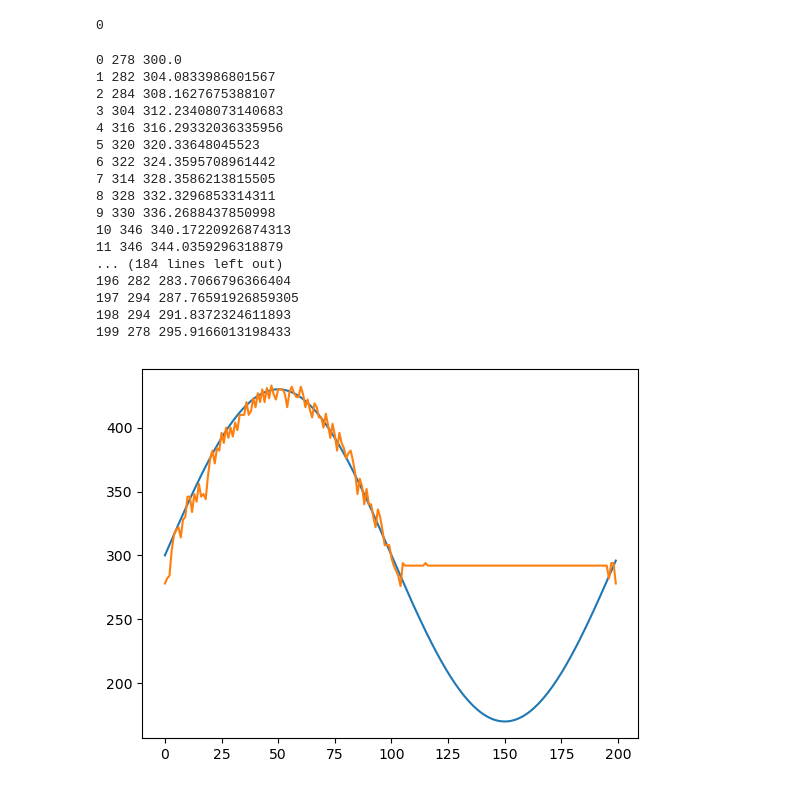
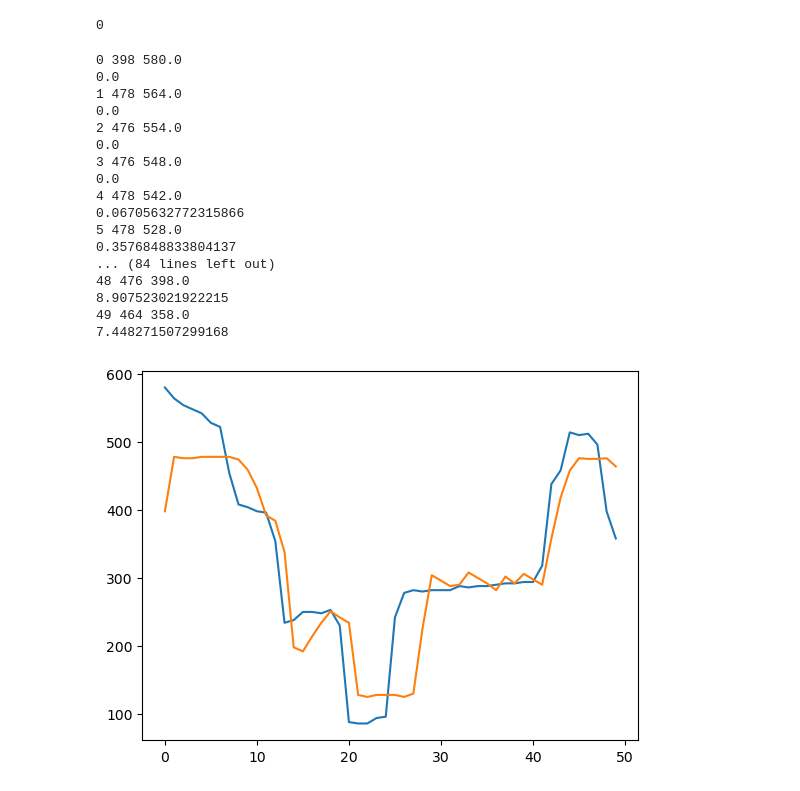
Before and after one commit to MarcelZelent/Bioinspired-Marcel, a Jupyter notebook: Final_project/final_project.ipynb, the cells around one changed output. Cells and saved outputs as stored; diff of their text form; code cells hidden in the pictures.

```diff
--- a/Final_project/final_project.ipynb
+++ b/Final_project/final_project.ipynb
@@ -671,11 +654,11 @@ def NNwithAF(target_x, target_y, iter_num):
     x_act_vec = []
 
     ## TODO: AF initialization
-    Ts = 1e-3
+    Ts = 1e-4
     n_inputs = 1
     n_outputs = 1
-    n_bases = 20
-    beta = 1e-4
+    n_bases = 50
+    beta = 50
 
     af = AdaptiveFilterCerebellum(Ts, n_inputs, n_outputs, n_bases, beta)
 
@@ -688,12 +671,13 @@ def NNwithAF(target_x, target_y, iter_num):
         img = ct.capture_image(cam)
         x,y = ct.locate(img,low_green, high_green)
 
-        # cam_red = ct.prepare_camera()
-        # img_red = ct.capture_image(cam)
-        # x_red,y_red = ct.locate(img,low_red, high_red)
+        cam_red = ct.prepare_camera()
+        img_red = ct.capture_image(cam)
+        x_red,y_red = ct.locate(img,low_red, high_red)
 
-        x_ref = A * np.sin(2*np.pi * i/T) + 300
-        # x_ref = 450
+        # x_ref = A * np.sin(2*np.pi * i/T) + 300
+        # x_ref = 400
+        x_ref = x_red
         y_ref = y
 
         x_ref = float(x_ref)
@@ -713,58 +697,64 @@ def NNwithAF(target_x, target_y, iter_num):
         ## TODO: Implement the CMAC controller into the loop
 
         af_out = af.step(robot_input, x_coord_error)
-        # print(af_out)
-        x_coord_error = x_coord_error +af_out
+        print(af_out)
+        x_coord_error = x_coord_error + af_out
 
         #Here if the errors are less than twenty pixels we assume robot reaches the target.
         # However you can choose any reasonable threshold value instead of 20.
         # if (np.abs(x_coord_error) < (1+x_prev*1.02) and np.abs(y_coord_error) < (1+y_coord_error*1.02)):
         #     print("number of iterations for convergence = ", number_of_iterations_for_convergence)
         #     break
 
         xy_input_nn_model = [x_coord_error,y_coord_error]
 
         #TODO: normalize the input to the Neural network model using meaning and variance of the training set inputs.
         normalize_xy_input_nn_model = (torch.tensor(xy_input_nn_model) - mean_of_train_input)/std_of_the_train_input
 
         prediction_for_Y_pos_increment = NN_model(normalize_xy_input_nn_model)
         # print(prediction_for_Y_pos_increment)
         #TODO: Get the current Y (angular) position/angle of the robot. you can use the api.getPos function of fable
         robot_current_Y_pos = api.getPos(1,moduleID)
         #Next Y angular position of the robot will be robot_Y_pos + prediction_for_Y_pos_increment
         robot_next_Y_pos = robot_current_Y_pos + prediction_for_Y_pos_increment
 
         robot_nn_and_af = robot_next_Y_pos
         robot_input = prediction_for_Y_pos_increment.detach().numpy()
 
         #TODO: Set the next position of the robot to (-90,robot_next_Y_pos) using the setPos function of the fable.
+
+        if robot_nn_and_af > 90:
+            robot_nn_and_af = 90
+        elif robot_nn_and_af < -90:
+            robot_nn_and_af = -90
+
         api.setPos(-90,robot_nn_and_af,moduleID)
-        api.sleep(0.3)
+        api.sleep(0.7)
         number_of_iterations_for_convergence = number_of_iterations_for_convergence + 1
 
 
     return [x_ref_vec,x_act_vec]
 
-[x_ref_vec,x_act_vec] = NNwithAF(0,0, 200)
-plt.plot(np.arange(len(x_ref_vec)),x_ref_vec)
-plt.plot(np.arange(len(x_act_vec)),x_act_vec)
+[ref_AF,act_AF] = NNwithAF(0,0, 50)
+plt.plot(np.arange(len(ref_AF)),ref_AF)
+plt.plot(np.arange(len(act_AF)),act_AF)
 plt.show()
 # %% [output]
-0 278 300.0
-1 282 304.0833986801567
-2 284 308.1627675388107
-3 304 312.23408073140683
-4 316 316.29332036335956
-5 320 320.33648045523
-6 322 324.3595708961442
-7 314 328.3586213815505
-8 328 332.3296853314311
-9 330 336.2688437850998
-10 346 340.17220926874313
-11 346 344.0359296318879
-... (184 lines left out)
-196 282 283.7066796366404
-197 294 287.76591926859305
-198 294 291.8372324611893
-199 278 295.9166013198433
+0 398 580.0
+0.0
+1 478 564.0
+0.0
+2 476 554.0
+0.0
+3 476 548.0
+0.0
+4 478 542.0
+0.06705632772315866
+5 478 528.0
+0.3576848833804137
+... (84 lines left out)
+48 476 398.0
+8.907523021922215
+49 464 358.0
+7.448271507299168
-[figure, old version]
+[figure, new version]
```
Also changed, not shown: parts of 22 cells of this notebook, 5 other files.
